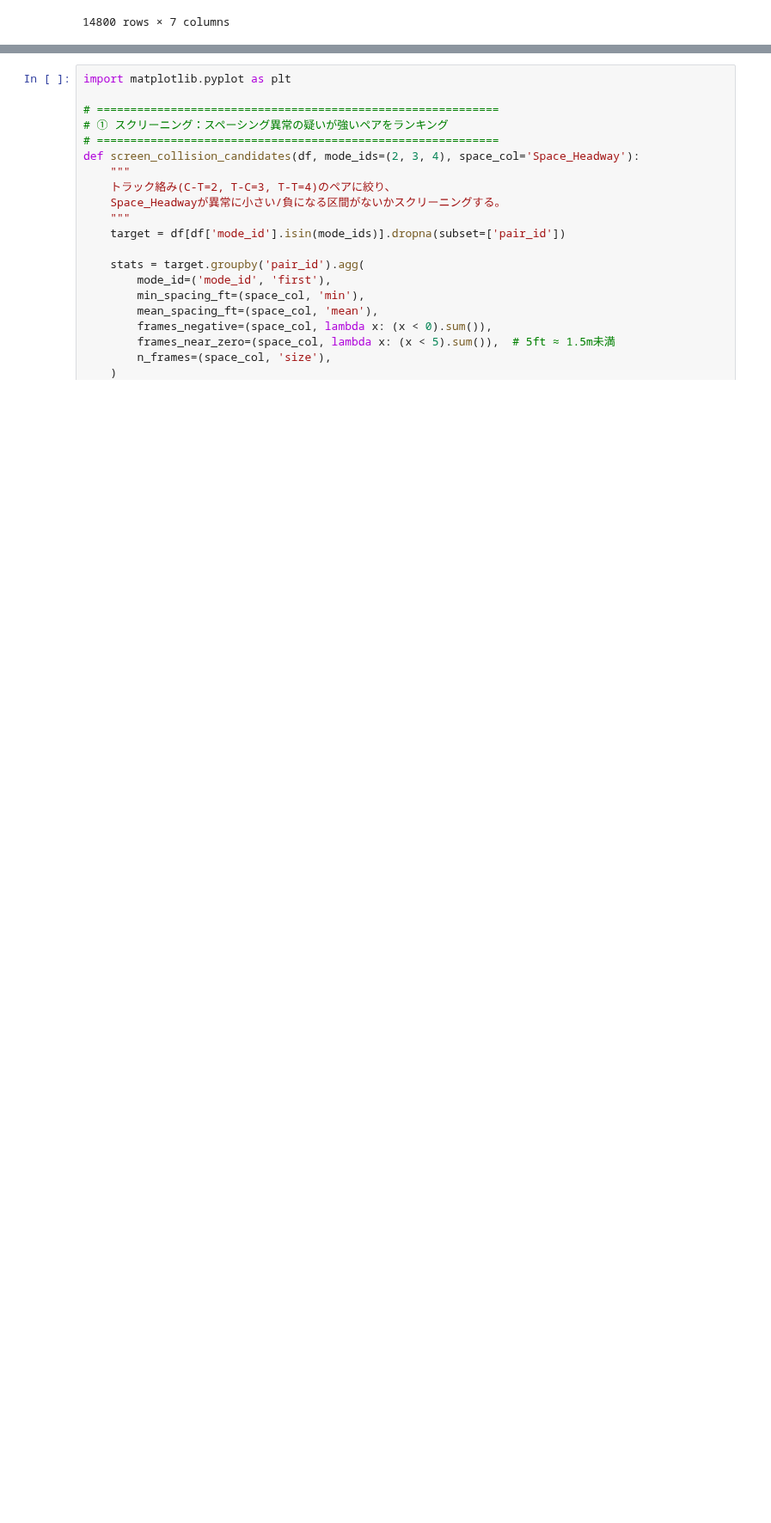
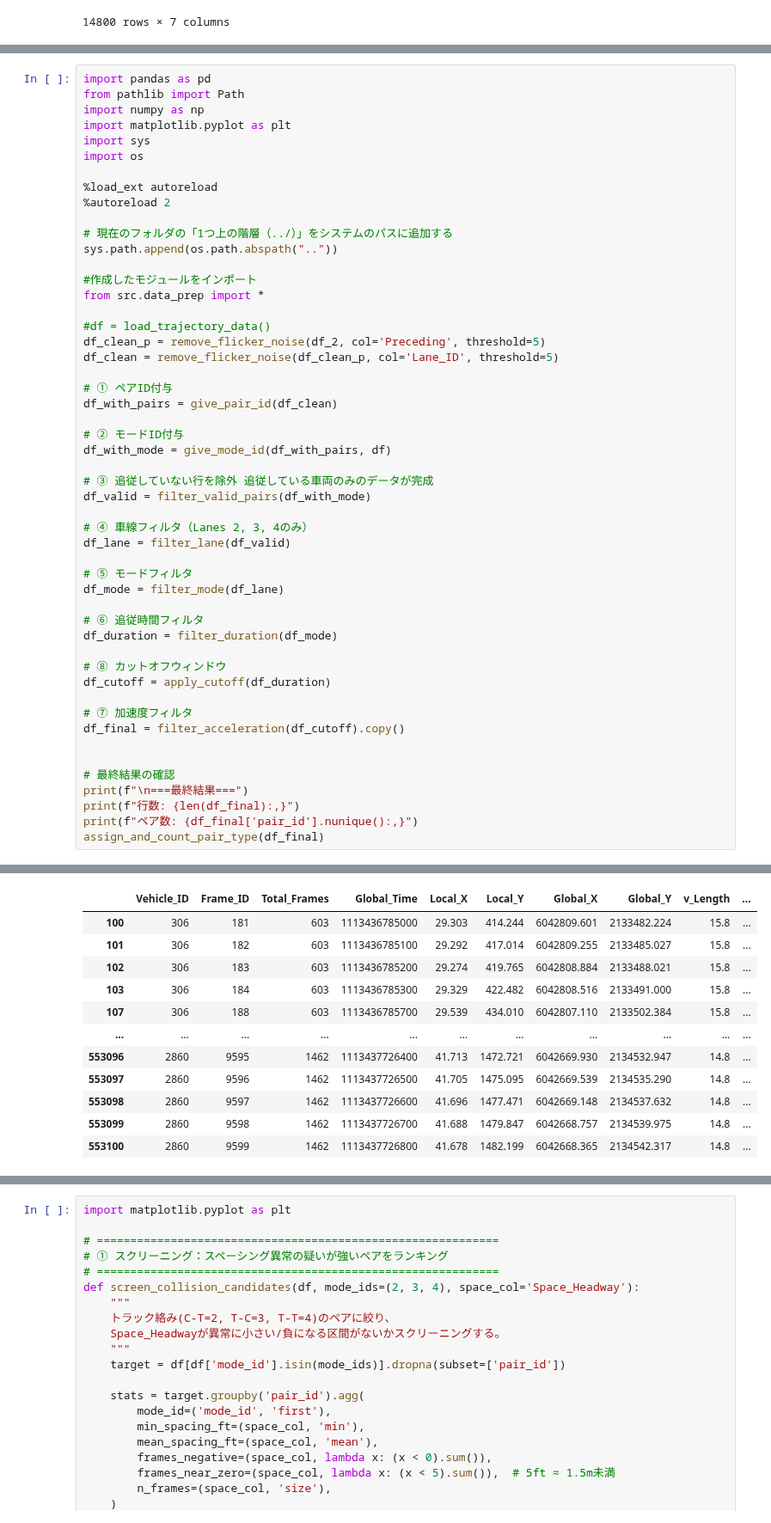
Before and after one commit to tenn0126/Game_Theory_Algorithm, a Jupyter notebook: notebooks/00_data_prep.ipynb, the cells around one changed output, grey strips where cells are left out. Shown at 86% size. Drawn from its saved outputs; the diff is of its cells as text; blank space fills up the shorter version.

```diff
--- a/notebooks/00_data_prep.ipynb
+++ b/notebooks/00_data_prep.ipynb
@@ -1298,0 +1593,52 @@ dtype: int64
+# %%
+import pandas as pd
+from pathlib import Path
+import numpy as np
+import matplotlib.pyplot as plt
+import sys
+import os
+
+%load_ext autoreload
+%autoreload 2
+
+# 現在のフォルダの「1つ上の階層（../）」をシステムのパスに追加する
+sys.path.append(os.path.abspath(".."))
+
+#作成したモジュールをインポート
+from src.data_prep import *
+
+#df = load_trajectory_data()
+df_clean_p = remove_flicker_noise(df_2, col='Preceding', threshold=5)
+df_clean = remove_flicker_noise(df_clean_p, col='Lane_ID', threshold=5)
+
+# ① ペアID付与
+df_with_pairs = give_pair_id(df_clean)
+
+# ② モードID付与
+df_with_mode = give_mode_id(df_with_pairs, df)
+
+# ③ 追従していない行を除外 追従している車両のみのデータが完成
+df_valid = filter_valid_pairs(df_with_mode)
+
+# ④ 車線フィルタ（Lanes 2, 3, 4のみ）
+df_lane = filter_lane(df_valid)
+
+# ⑤ モードフィルタ
+df_mode = filter_mode(df_lane)
+
+# ⑥ 追従時間フィルタ
+df_duration = filter_duration(df_mode)
+
+# ⑧ カットオフウィンドウ
+df_cutoff = apply_cutoff(df_duration)
+
+# ⑦ 加速度フィルタ
+df_final = filter_acceleration(df_cutoff).copy()
+
+
+# 最終結果の確認
+print(f"\n===最終結果===")
+print(f"行数: {len(df_final):,}")
+print(f"ペア数: {df_final['pair_id'].nunique():,}")
+assign_and_count_pair_type(df_final)
+# %% [output]
@@ -1298,0 +1662,12 @@ dtype: int64
+|  | Vehicle_ID | Frame_ID | Total_Frames | Global_Time | Local_X | Local_Y | Global_X | Global_Y | v_Length | ... |
+| 100 | 306 | 181 | 603 | 1113436785000 | 29.303 | 414.244 | 6042809.601 | 2133482.224 | 15.8 | ... |
+| 101 | 306 | 182 | 603 | 1113436785100 | 29.292 | 417.014 | 6042809.255 | 2133485.027 | 15.8 | ... |
+| 102 | 306 | 183 | 603 | 1113436785200 | 29.274 | 419.765 | 6042808.884 | 2133488.021 | 15.8 | ... |
+| 103 | 306 | 184 | 603 | 1113436785300 | 29.329 | 422.482 | 6042808.516 | 2133491.000 | 15.8 | ... |
+| 107 | 306 | 188 | 603 | 1113436785700 | 29.539 | 434.010 | 6042807.110 | 2133502.384 | 15.8 | ... |
+| ... | ... | ... | ... | ... | ... | ... | ... | ... | ... | ... |
+| 553096 | 2860 | 9595 | 1462 | 1113437726400 | 41.713 | 1472.721 | 6042669.930 | 2134532.947 | 14.8 | ... |
+| 553097 | 2860 | 9596 | 1462 | 1113437726500 | 41.705 | 1475.095 | 6042669.539 | 2134535.290 | 14.8 | ... |
+| 553098 | 2860 | 9597 | 1462 | 1113437726600 | 41.696 | 1477.471 | 6042669.148 | 2134537.632 | 14.8 | ... |
+| 553099 | 2860 | 9598 | 1462 | 1113437726700 | 41.688 | 1479.847 | 6042668.757 | 2134539.975 | 14.8 | ... |
+| 553100 | 2860 | 9599 | 1462 | 1113437726800 | 41.678 | 1482.199 | 6042668.365 | 2134542.317 | 14.8 | ... |
```
Also changed, not shown: parts of 11 cells of this notebook, 2 other files.
